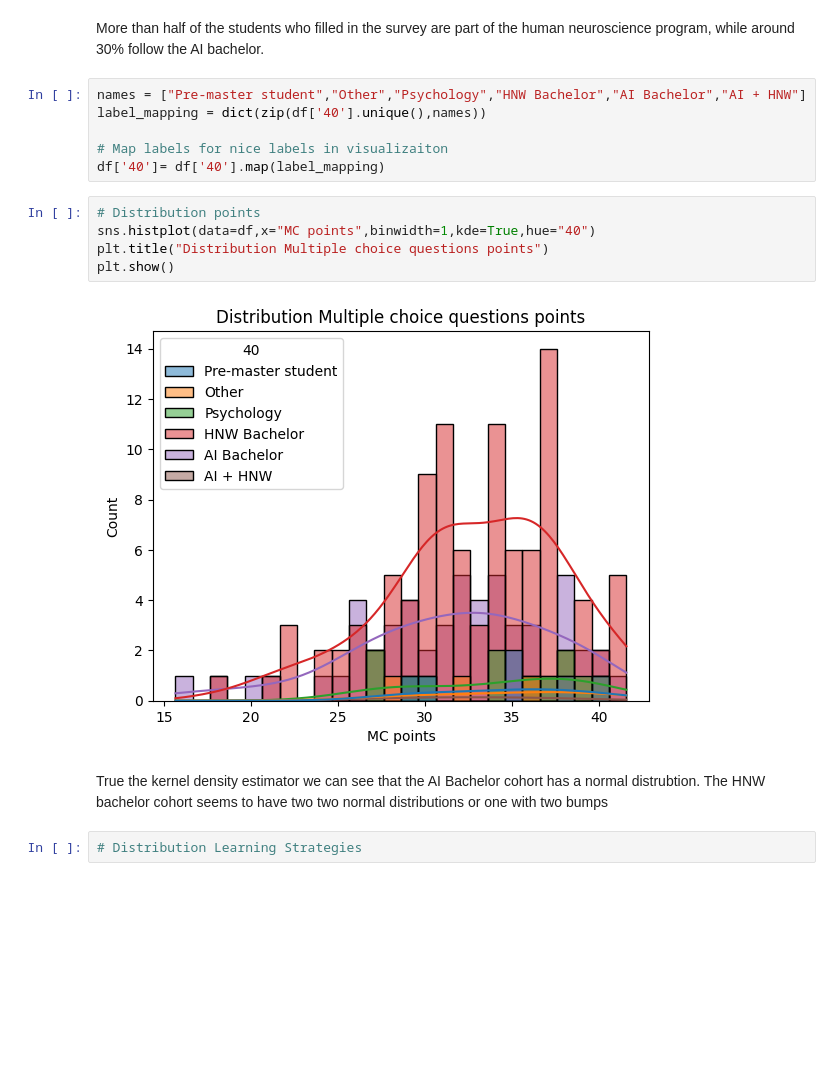
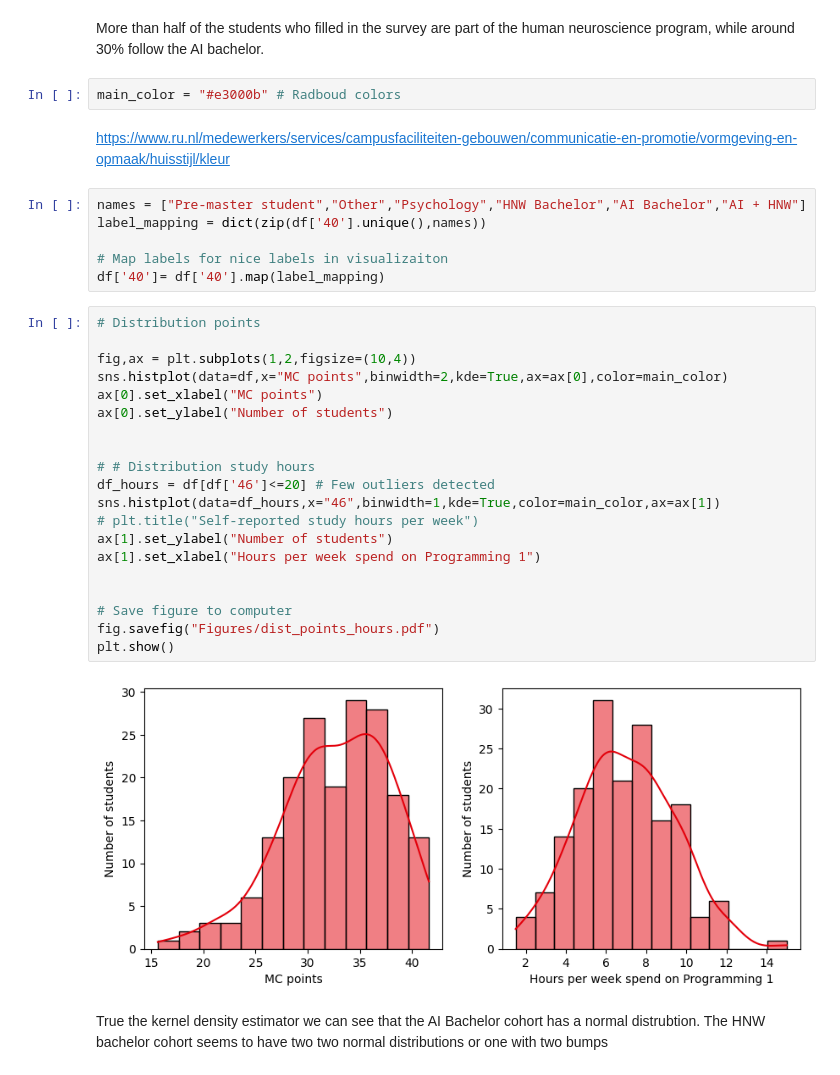
Before and after one commit to Hakan-Erol/bachelor-thesis, a Jupyter notebook: Exploratory Analysis.ipynb, the cells around one changed output. Saved outputs shown, nothing was run; the diff lists cells and outputs as text; blank space fills up the shorter version.

Commit message:
Made 5 plots for the exploratory analysis + Added figures folder to save the figures and add in the thesis

```diff
--- a/Exploratory Analysis.ipynb
+++ b/Exploratory Analysis.ipynb
@@ -56,6 +56,10 @@ plt.show()
 [figure]
 # %% [markdown]
 More than half of the students who filled in the survey are part of the human neuroscience program, while around 30% follow the AI bachelor.
+# %%
+main_color = "#e3000b" # Radboud colors
+# %% [markdown]
+ https://www.ru.nl/medewerkers/services/campusfaciliteiten-gebouwen/communicatie-en-promotie/vormgeving-en-opmaak/huisstijl/kleur
 # %%
 names = ["Pre-master student","Other","Psychology","HNW Bachelor","AI Bachelor","AI + HNW"]
 label_mapping = dict(zip(df['40'].unique(),names))
@@ -64,12 +68,25 @@ label_mapping = dict(zip(df['40'].unique(),names))
 df['40']= df['40'].map(label_mapping)
 # %%
 # Distribution points
-sns.histplot(data=df,x="MC points",binwidth=1,kde=True,hue="40")
-plt.title("Distribution Multiple choice questions points")
+
+fig,ax = plt.subplots(1,2,figsize=(10,4))
+sns.histplot(data=df,x="MC points",binwidth=2,kde=True,ax=ax[0],color=main_color)
+ax[0].set_xlabel("MC points")
+ax[0].set_ylabel("Number of students")
+
+
+# # Distribution study hours
+df_hours = df[df['46']<=20] # Few outliers detected
+sns.histplot(data=df_hours,x="46",binwidth=1,kde=True,color=main_color,ax=ax[1])
+# plt.title("Self-reported study hours per week")
+ax[1].set_ylabel("Number of students")
+ax[1].set_xlabel("Hours per week spend on Programming 1")
+
+
+# Save figure to computer
+fig.savefig("Figures/dist_points_hours.pdf")
 plt.show()
 # %% [output]
-[figure, old version]
+[figure, new version]
 # %% [markdown]
 True the kernel density estimator we can see that the AI Bachelor cohort has a normal distrubtion. The HNW bachelor cohort seems to have two two normal distributions or one with two bumps
-# %%
-# Distribution Learning Strategies
```
Also changed, not shown: parts of 6 cells of this notebook, 3 other files.
